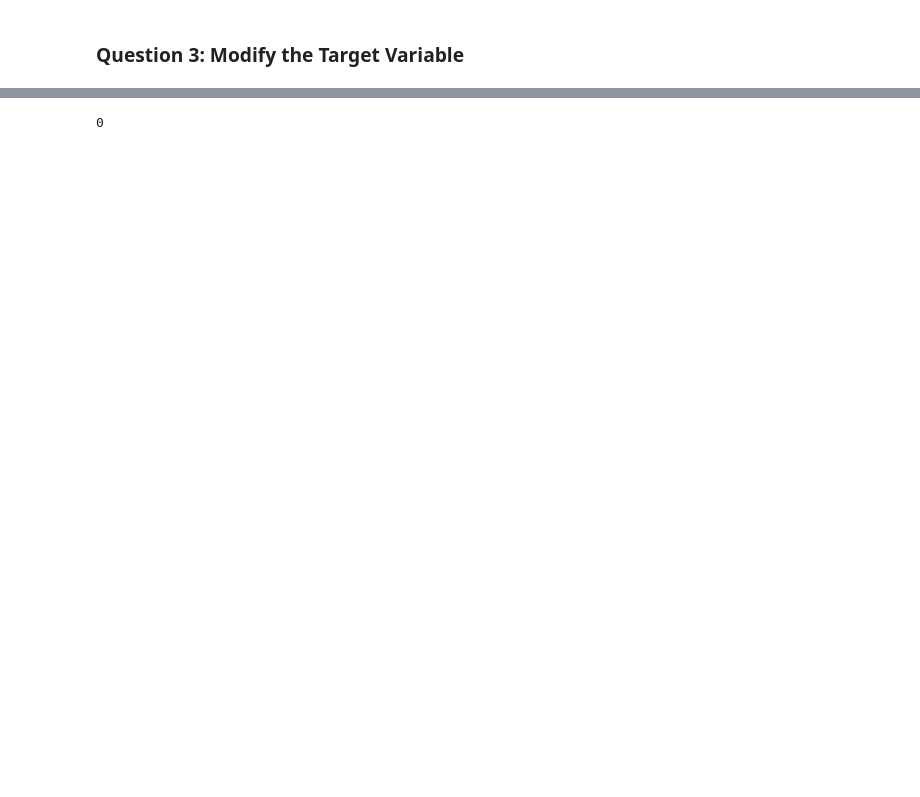
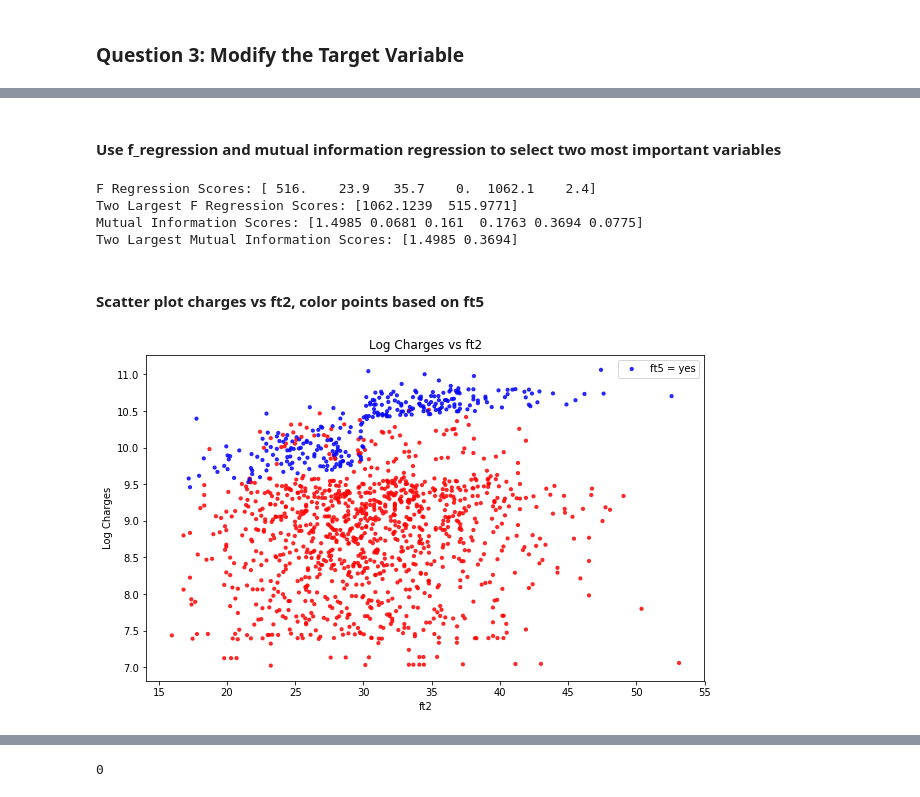
Before and after one commit to 219Winter2019adjz/Project4, a Jupyter notebook: Dataset3.ipynb, the cells around one changed output, grey strips where cells are left out. Cells and saved outputs as stored; diff of their text form; code cells hidden in the pictures; blank space fills up the shorter version.

```diff
--- a/Dataset3.ipynb
+++ b/Dataset3.ipynb
@@ -388,0 +480,4 @@ plt.legend(['Training set', 'Testing set'])
+# %%
+import math
+
+y_log = np.asarray([math.log(num) for num in y_]) # fit to log(y)
@@ -388,0 +587,42 @@ plt.legend(['Training set', 'Testing set'])
+# %% [markdown]
+#### Use f_regression and mutual information regression to select two most important variables
+# %%
+from sklearn.feature_selection import f_regression
+from sklearn.feature_selection import mutual_info_regression
+import heapq
+
+y_tests = y_log.astype(float)
+fts_one_dim.astype(float)
+
+f_regression_scores = f_regression(fts_one_dim, y_tests)
+mutual_info_scores = mutual_info_regression(fts_one_dim, y_tests)
+
+print('F Regression Scores: {}'.format(np.round(f_regression_scores[0], 1)))
+two_largest_freg_scores = heapq.nlargest(2, f_regression_scores[0])
+print('Two Largest F Regression Scores: {}'.format(np.round(heapq.nlargest(2, f_regression_scores[0]), 4)))
+print('Mutual Information Scores: {}'.format(np.round(mutual_info_scores, 4)))
+two_largest_mi_scores = heapq.nlargest(2, mutual_info_scores)
+print('Two Largest Mutual Information Scores: {}'.format(np.round(heapq.nlargest(2, mutual_info_scores), 4)))
+# %% [output]
+F Regression Scores: [ 516.    23.9   35.7    0.  1062.1    2.4]
+Two Largest F Regression Scores: [1062.1239  515.9771]
+Mutual Information Scores: [1.4985 0.0681 0.161  0.1763 0.3694 0.0775]
+Two Largest Mutual Information Scores: [1.4985 0.3694]
+# %% [markdown]
+#### Scatter plot charges vs ft2, color points based on ft5
+# %%
+ft5_color = np.empty((len(X_)), dtype = str)
+for i in range((len(X_))):
+    if ft5_one_dim[i] == 0:
+        ft5_color[i] = "r"
+    if ft5_one_dim[i] == 1:
+        ft5_color[i] = "b"
+
+plt.scatter(X_[:,1], y_log, c=ft5_color, s=10, alpha=0.8)
+plt.title('Log Charges vs ft2')
+plt.xlabel('ft2')
+plt.ylabel('Log Charges')
+plt.legend(['ft5 = yes', 'ft5 = no'])
+plt.show()
+# %% [output]
+[figure, added]
```
Also changed, not shown: parts of 22 cells of this notebook.
